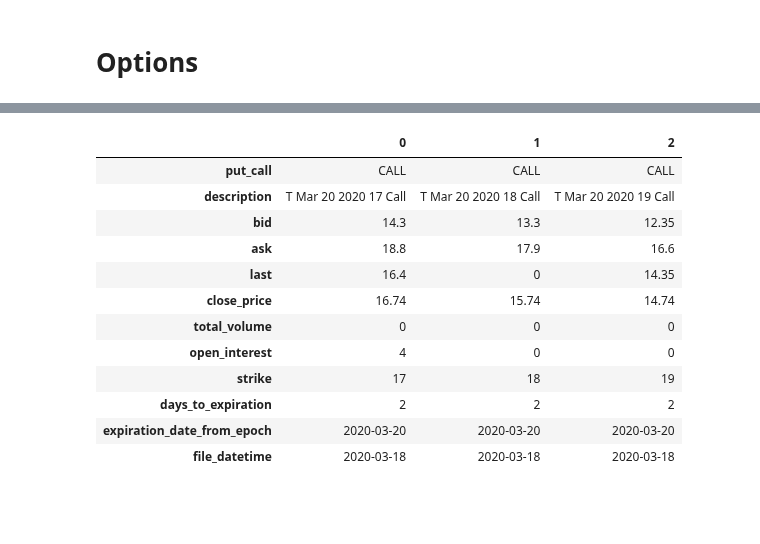
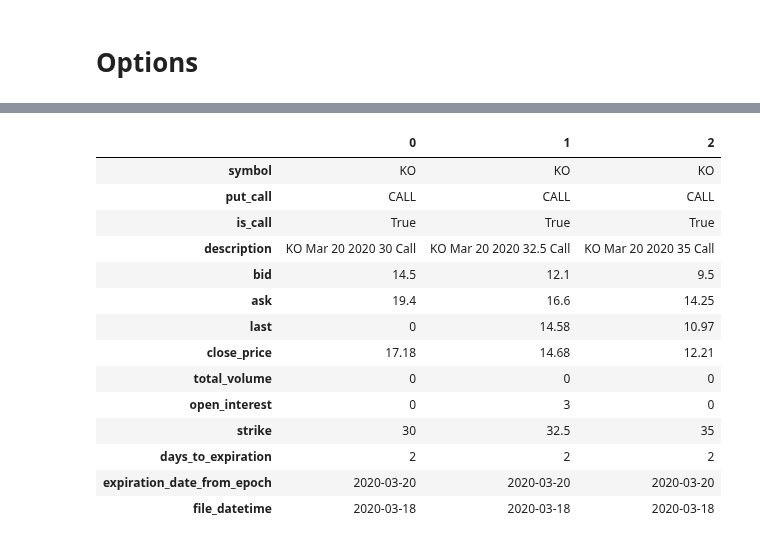
Before and after one commit to rbetzler/fun-times-in-python, a Jupyter notebook: finance/data_science/exploration/20200425_options.ipynb, the cells around one changed output, grey strips where cells are left out. Saved outputs shown, nothing was run; the diff lists cells and outputs as text; code cells hidden in the pictures; blank space fills up the shorter version.

```diff
--- a/finance/data_science/exploration/20200425_options.ipynb
+++ b/finance/data_science/exploration/20200425_options.ipynb
@@ -28,38 +54,40 @@ register_matplotlib_converters()
 # %%
-query = """
+query = f"""
     select
-        put_call
+        symbol
+        , put_call
+        , put_call = 'CALL' as is_call
         , description
         , bid
         , ask
         , last
         , close_price
         , total_volume
         , open_interest
         , strike
         , days_to_expiration
         , expiration_date_from_epoch::date
         , file_datetime::date
     from td.options
-    where file_datetime::date = '2020-03-18'
-        and symbol = 'T'
+    where file_datetime::date = '{_DATE}'
+        and symbol = '{_SYMBOL}'
     order by put_call, days_to_expiration, strike
     """
-
 options = utils.query_db(query=query)
-
 options.head(3).T
 # %% [output]
 |  | 0 | 1 | 2 |
+| symbol | KO | KO | KO |
 | put_call | CALL | CALL | CALL |
-| description | T Mar 20 2020 17 Call | T Mar 20 2020 18 Call | T Mar 20 2020 19 Call |
-| bid | 14.3 | 13.3 | 12.35 |
-| ask | 18.8 | 17.9 | 16.6 |
-| last | 16.4 | 0 | 14.35 |
-| close_price | 16.74 | 15.74 | 14.74 |
+| is_call | True | True | True |
+| description | KO Mar 20 2020 30 Call | KO Mar 20 2020 32.5 Call | KO Mar 20 2020 35 Call |
+| bid | 14.5 | 12.1 | 9.5 |
+| ask | 19.4 | 16.6 | 14.25 |
+| last | 0 | 14.58 | 10.97 |
+| close_price | 17.18 | 14.68 | 12.21 |
 | total_volume | 0 | 0 | 0 |
-| open_interest | 4 | 0 | 0 |
-| strike | 17 | 18 | 19 |
+| open_interest | 0 | 3 | 0 |
+| strike | 30 | 32.5 | 35 |
 | days_to_expiration | 2 | 2 | 2 |
 | expiration_date_from_epoch | 2020-03-20 | 2020-03-20 | 2020-03-20 |
 | file_datetime | 2020-03-18 | 2020-03-18 | 2020-03-18 |
```
Also changed, not shown: parts of 13 cells of this notebook, 1 other file.
